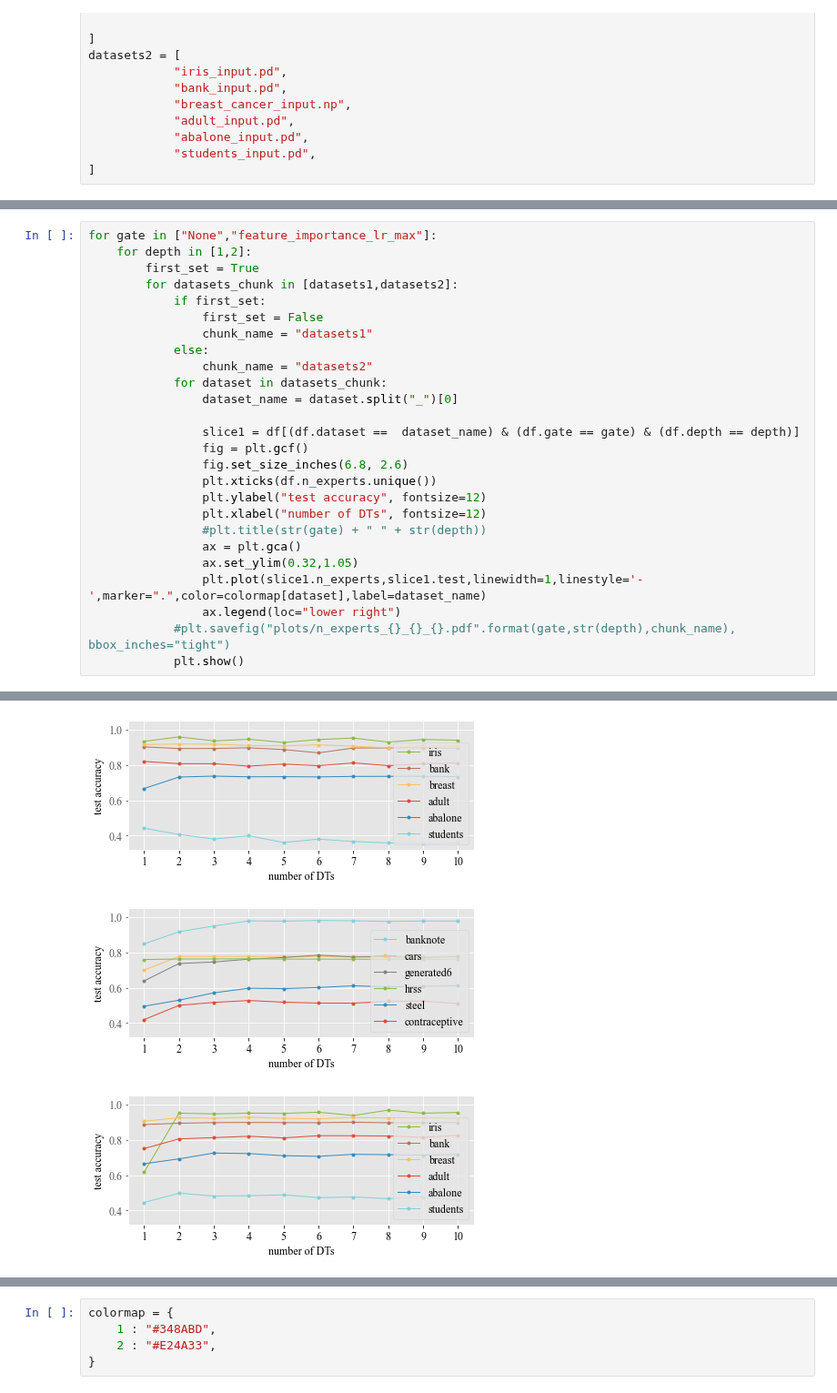
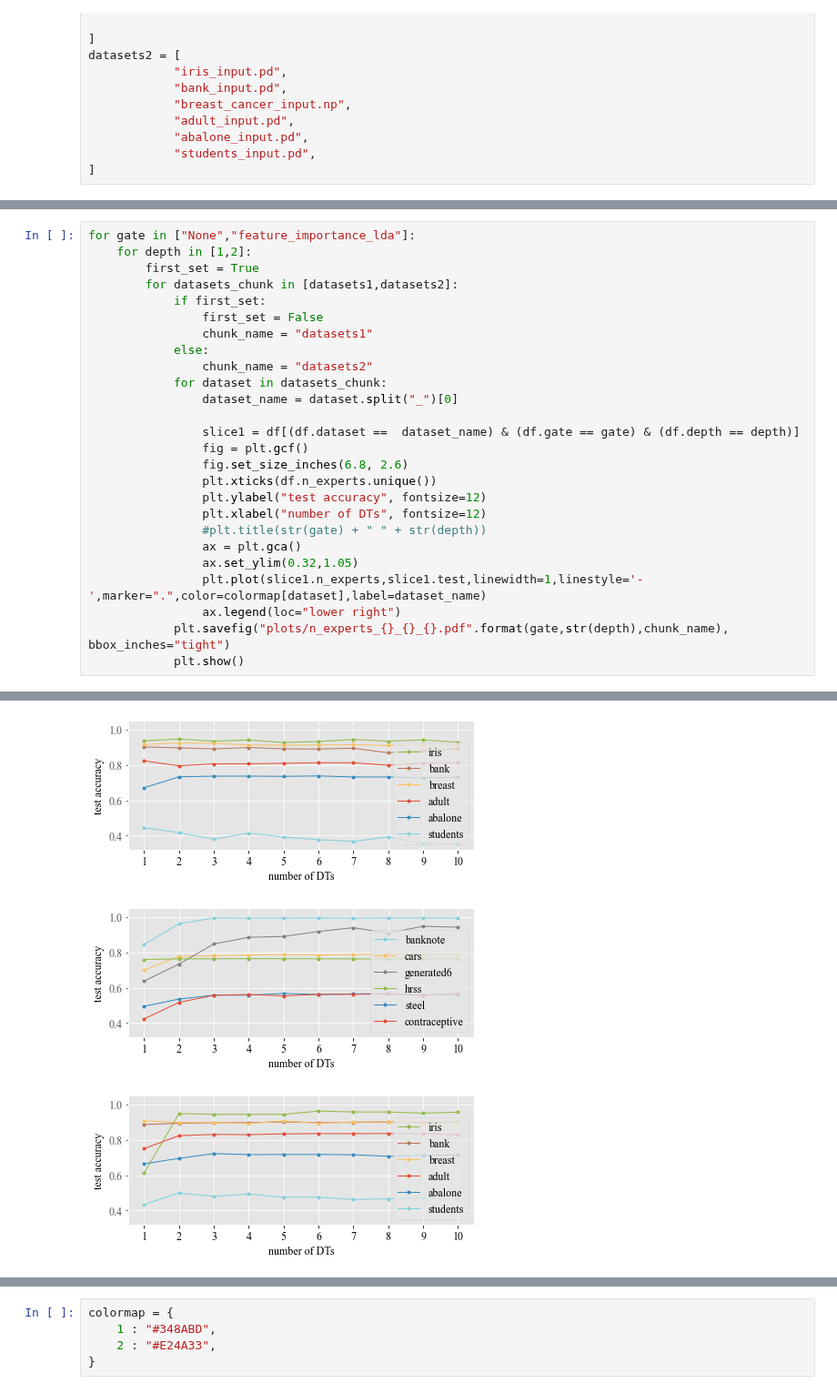
Before and after one commit to simsal0r/mixture-of-decision-trees, a Jupyter notebook: benchmarks/analysis_ex2_n_experts.ipynb, the cells around one changed output, grey strips where cells are left out. Shown at 91% size. Saved outputs shown, nothing was run; the diff lists cells and outputs as text.

```diff
--- a/benchmarks/analysis_ex2_n_experts.ipynb
+++ b/benchmarks/analysis_ex2_n_experts.ipynb
@@ -95,5 +95,5 @@ datasets2 = [
 # %%
-for gate in ["None","feature_importance_lr_max"]:
+for gate in ["None","feature_importance_lda"]:
     for depth in [1,2]:
         first_set = True
         for datasets_chunk in [datasets1,datasets2]:
@@ -116,6 +116,6 @@ for gate in ["None","feature_importance_lr_max"]:
                 ax.set_ylim(0.32,1.05)
                 plt.plot(slice1.n_experts,slice1.test,linewidth=1,linestyle='-',marker=".",color=colormap[dataset],label=dataset_name)
                 ax.legend(loc="lower right")
-            #plt.savefig("plots/n_experts_{}_{}_{}.pdf".format(gate,str(depth),chunk_name), bbox_inches="tight")
+            plt.savefig("plots/n_experts_{}_{}_{}.pdf".format(gate,str(depth),chunk_name), bbox_inches="tight")
             plt.show()
 # %% [output]
@@ -125,3 +125,3 @@ for gate in ["None","feature_importance_lr_max"]:
-[figure, old version]
+[figure, new version]
-[figure, old version]
+[figure, new version]
-[figure, old version]
+[figure, new version]
```
Also changed, not shown: parts of 6 cells of this notebook, 17 other files.
